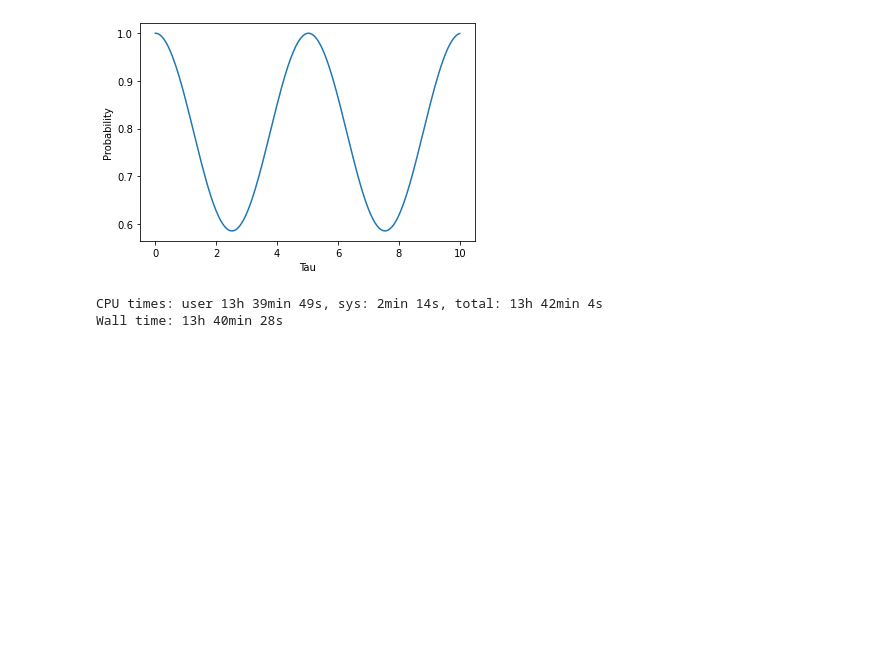
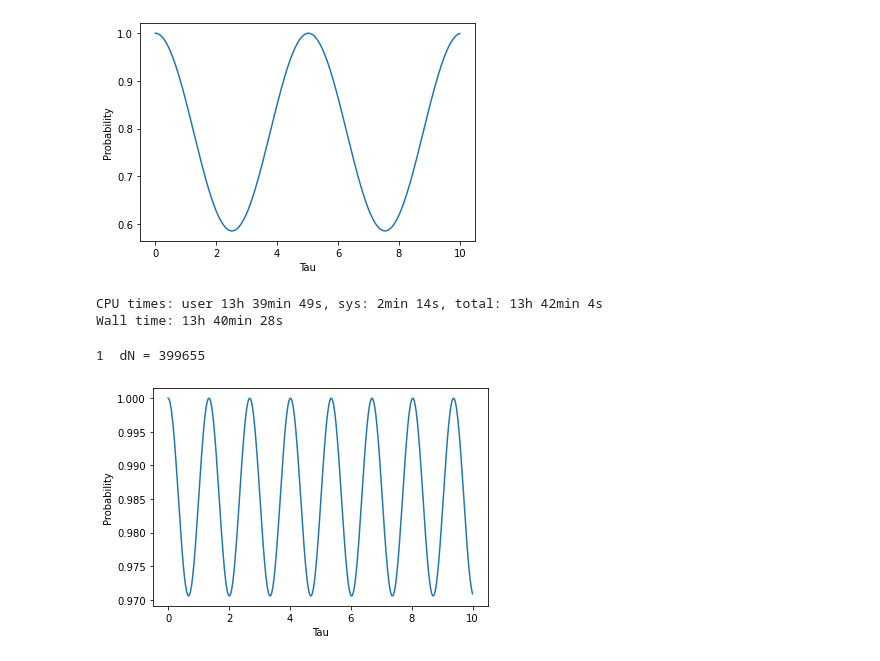
Before and after one commit to nuLABatUSD/QKESolve, a Jupyter notebook: TestRun.ipynb, the cells around one changed output. Saved outputs shown, nothing was run; the diff lists cells and outputs as text; code cells hidden in the pictures; blank space fills up the shorter version.

```diff
--- a/TestRun.ipynb
+++ b/TestRun.ipynb
@@ -136,3 +136,9 @@ work(4,1)
 [figure]
 CPU times: user 13h 39min 49s, sys: 2min 14s, total: 13h 42min 4s
 Wall time: 13h 40min 28s
+# %%
+%%time
+work(6,1)
+# %% [output]
+1  dN = 399655
+[figure, added]
```
Also changed, not shown: parts of 1 cell of this notebook.
